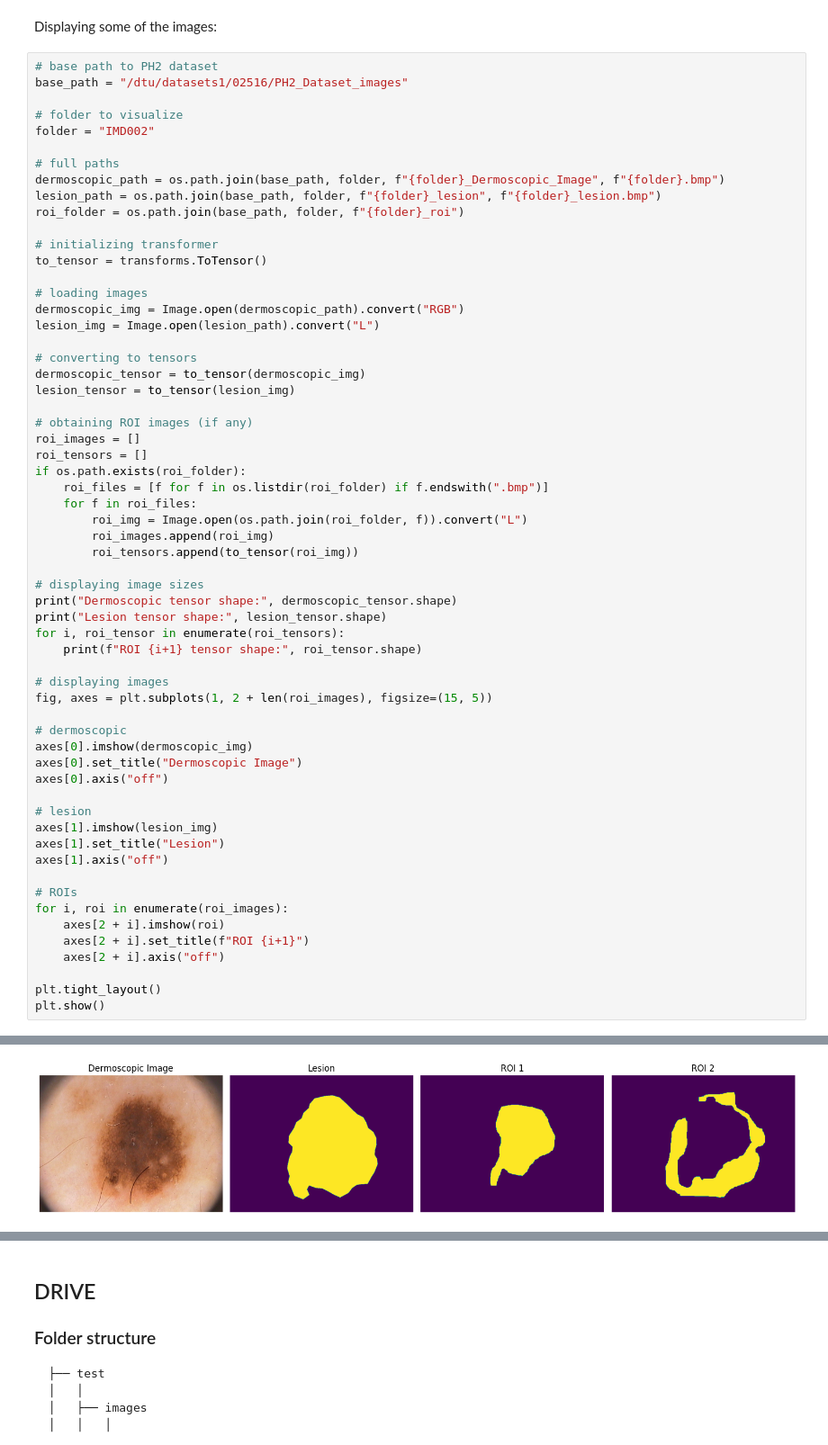
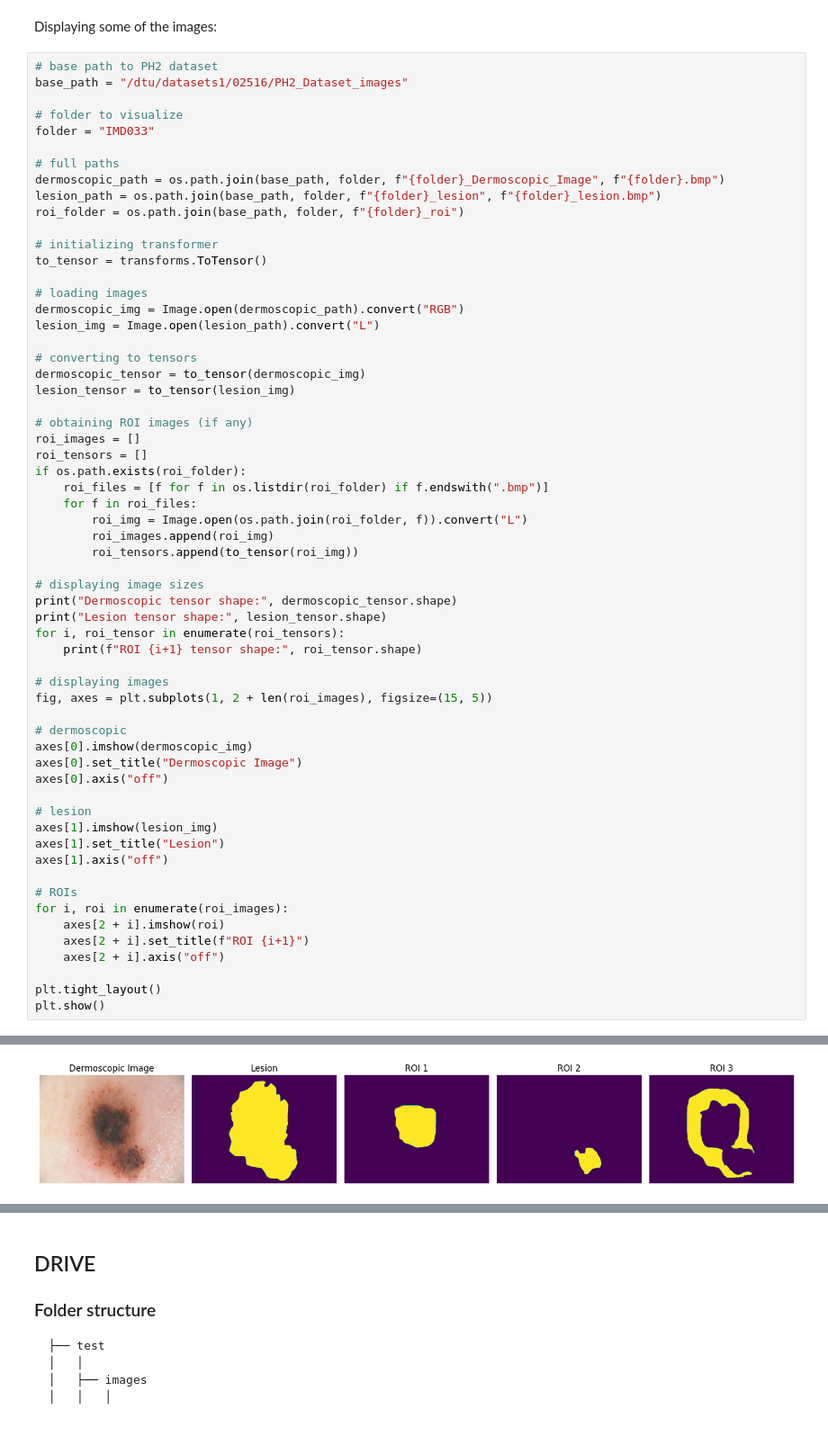
Before and after one commit to SebWae/02516-image-segmentation, a Jupyter notebook: eda.ipynb, the cells around one changed output, grey strips where cells are left out. Shown at 90% size. Cells and saved outputs as stored; diff of their text form.

Commit message:
varying size of PH2 images

```diff
--- a/eda.ipynb
+++ b/eda.ipynb
@@ -38,7 +38,7 @@ Displaying some of the images:
 base_path = "/dtu/datasets1/02516/PH2_Dataset_images"
 
 # folder to visualize
-folder = "IMD002"
+folder = "IMD033"
 
 # full paths
 dermoscopic_path = os.path.join(base_path, folder, f"{folder}_Dermoscopic_Image", f"{folder}.bmp")
@@ -101,4 +102,4 @@ ROI 2 tensor shape: torch.Size([1, 572, 765])
-[figure, old version]
+[figure, new version]
 # %% [markdown]
 Comments:
 - The dermoscopic images are the main input to the segmentation model
```
Also changed, not shown: parts of 4 cells of this notebook.
